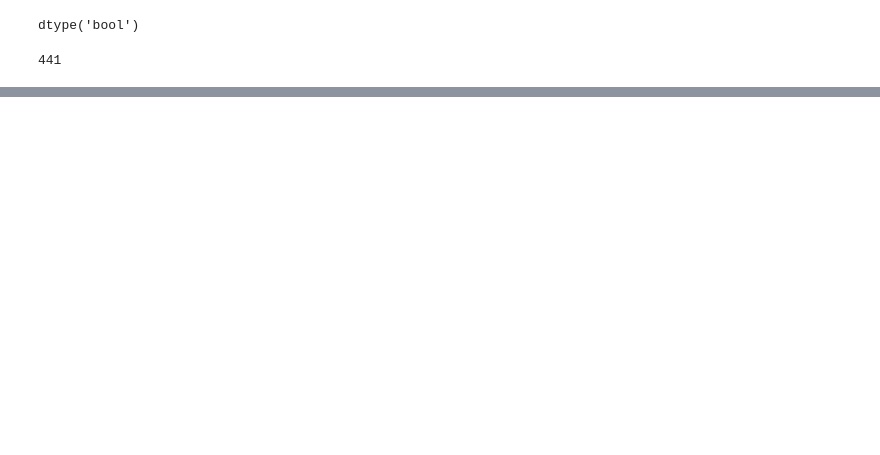
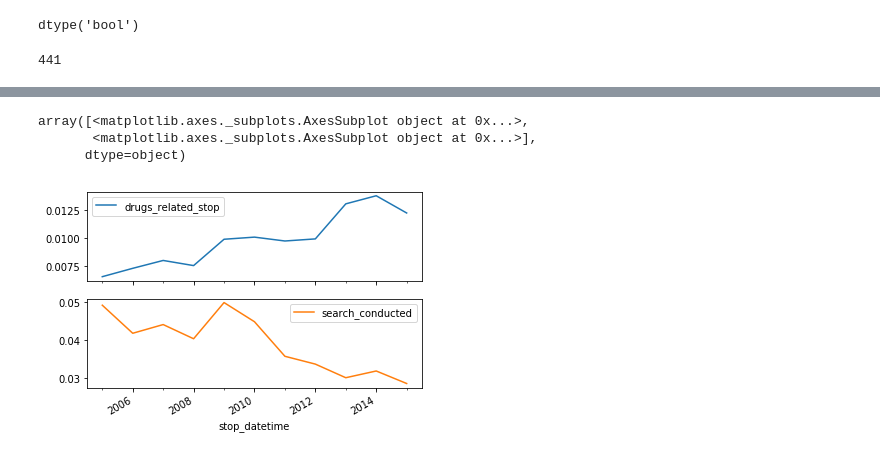
Before and after one commit to youngsoul/pandas_101, a Jupyter notebook: DataCamp_Pandas_DataSchool.ipynb, the cells around one changed output, grey strips where cells are left out. Saved outputs shown, nothing was run; the diff lists cells and outputs as text; code cells hidden in the pictures; blank space fills up the shorter version.

```diff
--- a/DataCamp_Pandas_DataSchool.ipynb
+++ b/DataCamp_Pandas_DataSchool.ipynb
@@ -422,0 +603,12 @@ ri.inventory.sum()
+# %%
+# Calculate and save the annual search rate
+annual_search_rate = ri.search_conducted.resample('A').mean()
+# %%
+annual = pd.concat([annual_drug_rate, annual_search_rate], axis='columns')
+# %%
+annual.plot(subplots=True)
+# %% [output]
+array([<matplotlib.axes._subplots.AxesSubplot object at 0x...>,
+       <matplotlib.axes._subplots.AxesSubplot object at 0x...>],
+      dtype=object)
+[figure, added]
```
Also changed, not shown: parts of 92 cells of this notebook.
